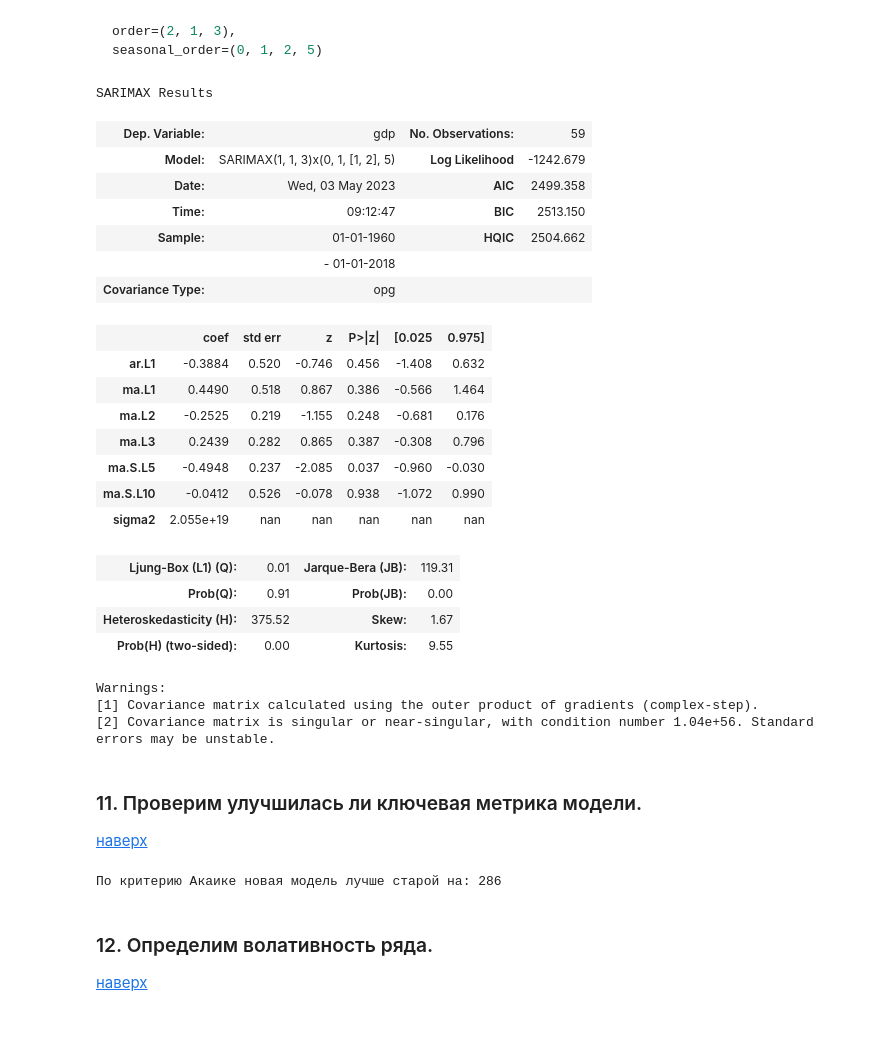
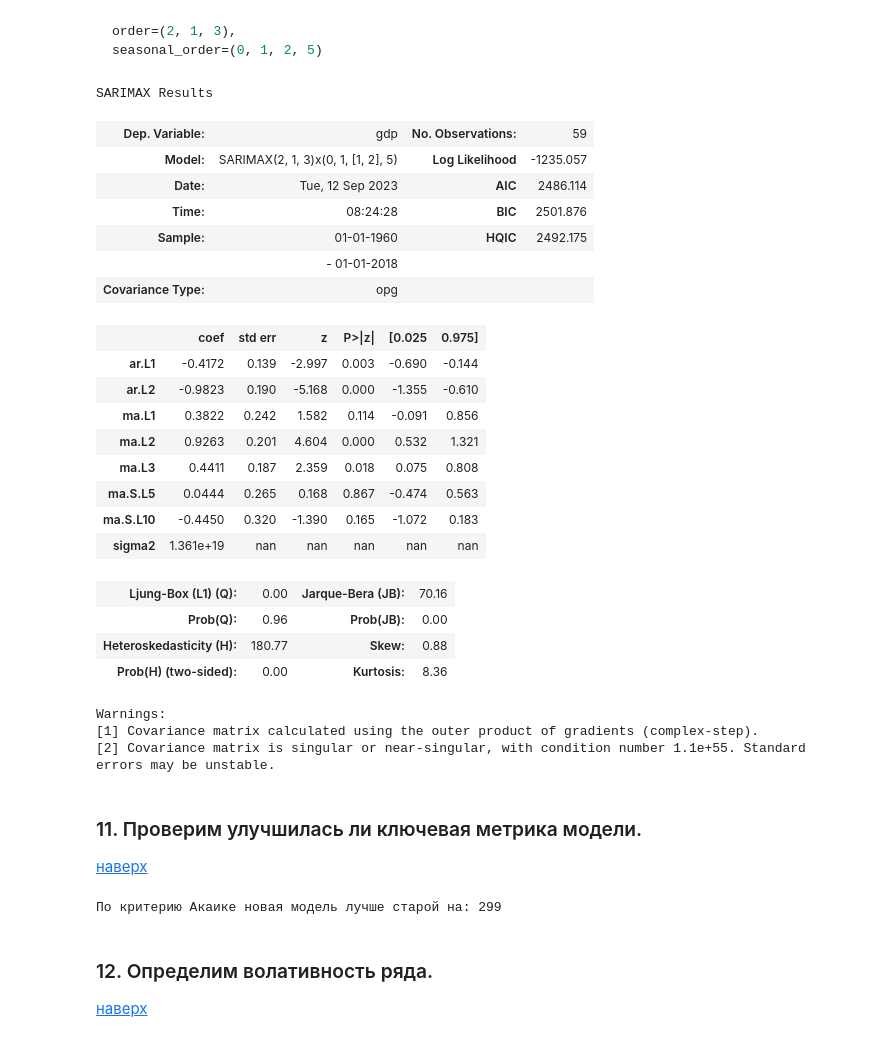
Before and after one commit to hoittoken/Python, a Jupyter notebook: Py/Math&ML/math&ml-13 timeline-2/project-ghana.ipynb, the cells around one changed output. Cells and saved outputs as stored; diff of their text form; code cells hidden in the pictures.

````diff
--- a/Py/Math&ML/math&ml-13 timeline-2/project-ghana.ipynb
+++ b/Py/Math&ML/math&ml-13 timeline-2/project-ghana.ipynb
@@ -576,42 +661,43 @@ seasonal_order=(0, 1, 2, 5)
 ```
 # %%
 model_inter = SARIMAX(
-    train_df["gdp"].dropna(), order=(1, 1, 3), seasonal_order=(0, 1, 2, 5))
+    train_df["gdp"].dropna(), order=(2, 1, 3), seasonal_order=(0, 1, 2, 5))
 model_fit_inter = model_inter.fit()
 
 model_fit_inter.summary()
 # %% [output]
 SARIMAX Results
 | Dep. Variable: | gdp | No. Observations: | 59 |
-| Model: | SARIMAX(1, 1, 3)x(0, 1, [1, 2], 5) | Log Likelihood | -1242.679 |
-| Date: | Wed, 03 May 2023 | AIC | 2499.358 |
-| Time: | 09:12:47 | BIC | 2513.150 |
-| Sample: | 01-01-1960 | HQIC | 2504.662 |
+| Model: | SARIMAX(2, 1, 3)x(0, 1, [1, 2], 5) | Log Likelihood | -1235.057 |
+| Date: | Tue, 12 Sep 2023 | AIC | 2486.114 |
+| Time: | 08:24:28 | BIC | 2501.876 |
+| Sample: | 01-01-1960 | HQIC | 2492.175 |
 |  | - 01-01-2018 |  |  |
 | Covariance Type: | opg |  |  |
 |  | coef | std err | z | P>|z| | [0.025 | 0.975] |
-| ar.L1 | -0.3884 | 0.520 | -0.746 | 0.456 | -1.408 | 0.632 |
-| ma.L1 | 0.4490 | 0.518 | 0.867 | 0.386 | -0.566 | 1.464 |
-| ma.L2 | -0.2525 | 0.219 | -1.155 | 0.248 | -0.681 | 0.176 |
-| ma.L3 | 0.2439 | 0.282 | 0.865 | 0.387 | -0.308 | 0.796 |
-| ma.S.L5 | -0.4948 | 0.237 | -2.085 | 0.037 | -0.960 | -0.030 |
-| ma.S.L10 | -0.0412 | 0.526 | -0.078 | 0.938 | -1.072 | 0.990 |
-| sigma2 | 2.055e+19 | nan | nan | nan | nan | nan |
+| ar.L1 | -0.4172 | 0.139 | -2.997 | 0.003 | -0.690 | -0.144 |
+| ar.L2 | -0.9823 | 0.190 | -5.168 | 0.000 | -1.355 | -0.610 |
+| ma.L1 | 0.3822 | 0.242 | 1.582 | 0.114 | -0.091 | 0.856 |
+| ma.L2 | 0.9263 | 0.201 | 4.604 | 0.000 | 0.532 | 1.321 |
+| ma.L3 | 0.4411 | 0.187 | 2.359 | 0.018 | 0.075 | 0.808 |
+| ma.S.L5 | 0.0444 | 0.265 | 0.168 | 0.867 | -0.474 | 0.563 |
+| ma.S.L10 | -0.4450 | 0.320 | -1.390 | 0.165 | -1.072 | 0.183 |
+| sigma2 | 1.361e+19 | nan | nan | nan | nan | nan |
-| Ljung-Box (L1) (Q): | 0.01 | Jarque-Bera (JB): | 119.31 |
-| Prob(Q): | 0.91 | Prob(JB): | 0.00 |
-| Heteroskedasticity (H): | 375.52 | Skew: | 1.67 |
-| Prob(H) (two-sided): | 0.00 | Kurtosis: | 9.55 |
+| Ljung-Box (L1) (Q): | 0.00 | Jarque-Bera (JB): | 70.16 |
+| Prob(Q): | 0.96 | Prob(JB): | 0.00 |
+| Heteroskedasticity (H): | 180.77 | Skew: | 0.88 |
+| Prob(H) (two-sided): | 0.00 | Kurtosis: | 8.36 |
 Warnings:
 [1] Covariance matrix calculated using the outer product of gradients (complex-step).
-[2] Covariance matrix is singular or near-singular, with condition number 1.04e+56. Standard errors may be unstable.
+[2] Covariance matrix is singular or near-singular, with condition number 1.1e+55. Standard errors may be unstable.
 # %% [markdown]
 ### 11. Проверим улучшилась ли ключевая метрика модели. <a class="anchor" id=11></a>
 
 [наверх](#0)
 # %%
-print(f'По критерию Акаике новая модель лучше старой на: {round(old_aic - model_fit.aic)}')
+print(f'По критерию Акаике новая модель лучше старой на: {round(old_aic - model_fit_inter.aic)}')
 # %% [output]
-По критерию Акаике новая модель лучше старой на: 286
+По критерию Акаике новая модель лучше старой на: 299
 # %% [markdown]
 ### 12. Определим волативность ряда. <a class="anchor" id=12></a>
 
````
Also changed, not shown: parts of 25 cells of this notebook, 5 other files.
